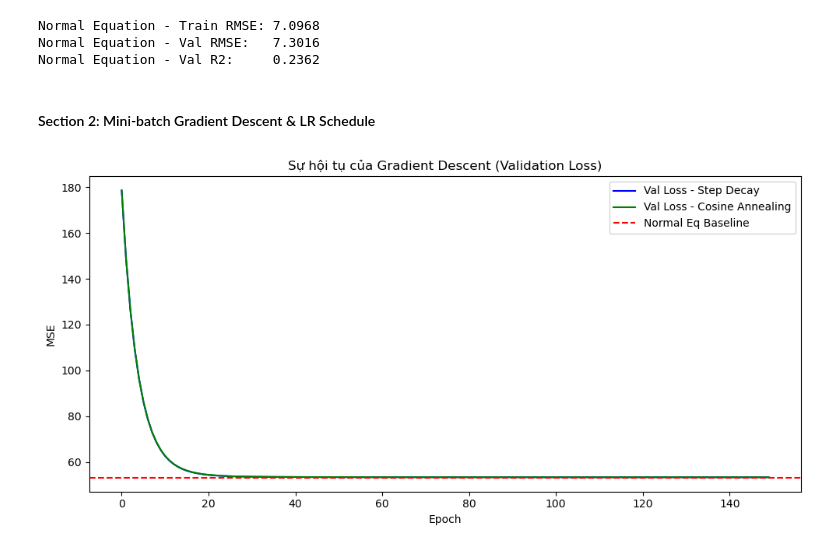
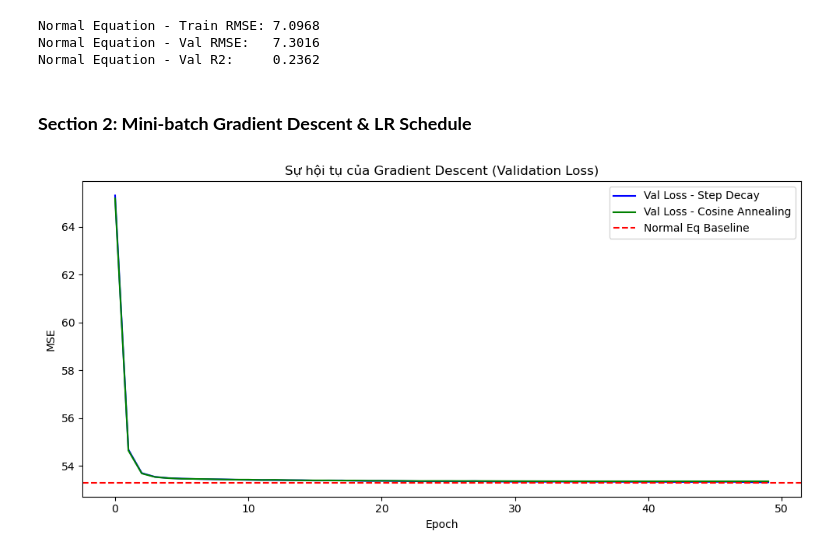
Before and after one commit to conluoi123/Machine-Learning---Project-1-, a Jupyter notebook: code/Part1_Regression/models.ipynb, the cells around one changed output. Cells and saved outputs as stored; diff of their text form; code cells hidden in the pictures.

```diff
--- a/code/Part1_Regression/models.ipynb
+++ b/code/Part1_Regression/models.ipynb
@@ -75,7 +82,7 @@ Normal Equation - Train RMSE: 7.0968
 Normal Equation - Val RMSE:   7.3016
 Normal Equation - Val R2:     0.2362
 # %% [markdown]
-#### Section 2: Mini-batch Gradient Descent & LR Schedule
+### **Section 2: Mini-batch Gradient Descent & LR Schedule**
 # %%
 # Các lịch trình cập nhật Learning Rate
 def step_decay(epoch, lr0=0.01, drop=0.5, epochs_drop=50):
@@ -130,34 +137,33 @@ class MiniBatchGDRegression:
             self.loss_history['val'].append(mse_score(y_val, Phi_val @ self.w))
 
     def predict(self, X):
         Phi = np.hstack([np.ones((X.shape[0], 1)), X])
         return Phi @ self.w
 
 # --- Chạy mô hình và so sánh ---
-# Giảm thiểu lại epochs để quá trình huấn luyện nhanh qua (VD: 100)
-epochs_run = 150
-lr_init = 0.0005 # Bạn có thể đổi thử để thấy sự khác biệt
+epochs_run = 50
+lr_init = 0.005
 
 # 1. Thử với Step decay
 gd_step = MiniBatchGDRegression(lr_schedule='step', lr0=lr_init, epochs=epochs_run)
 gd_step.fit(X_train, y_train, X_val, y_val)
 
 # 2. Thử với Cosine Annealing
 gd_cos = MiniBatchGDRegression(lr_schedule='cosine', lr0=lr_init, epochs=epochs_run)
 gd_cos.fit(X_train, y_train, X_val, y_val)
 
 # 3. Vẽ Loss Curve so sánh sự hội tụ
 plt.figure(figsize=(10, 5))
 plt.plot(gd_step.loss_history['val'], label='Val Loss - Step Decay', color='blue')
 plt.plot(gd_cos.loss_history['val'], label='Val Loss - Cosine Annealing', color='green')
 # Đường Loss bằng Normal Equation để làm mốc Benchmark
 plt.axhline(mse_score(y_val, ne_pred_val), color='red', linestyle='--', label='Normal Eq Baseline')
 
 plt.title('Sự hội tụ của Gradient Descent (Validation Loss)')
 plt.xlabel('Epoch')
 plt.ylabel('MSE')
 plt.legend()
 plt.tight_layout()
 plt.show()
 # %% [output]
-[figure, old version]
+[figure, new version]
```
Also changed, not shown: parts of 27 cells of this notebook.
